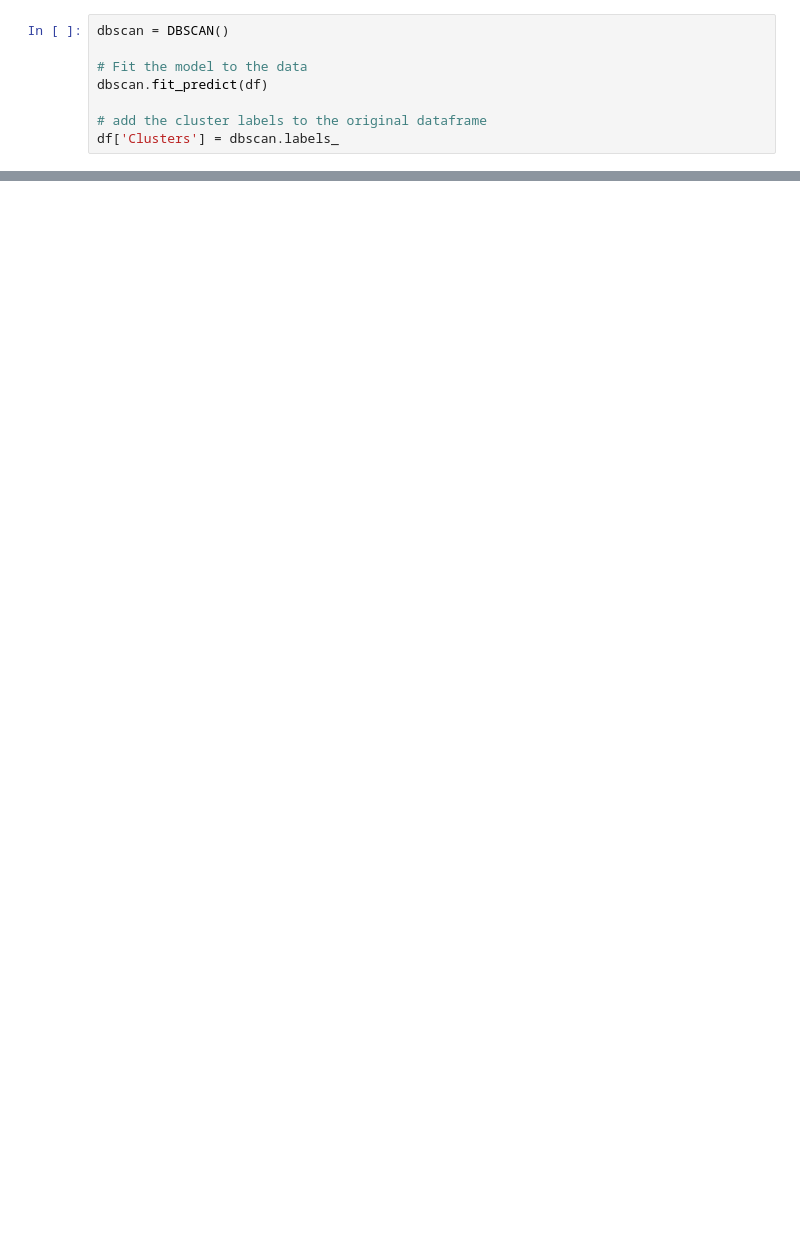
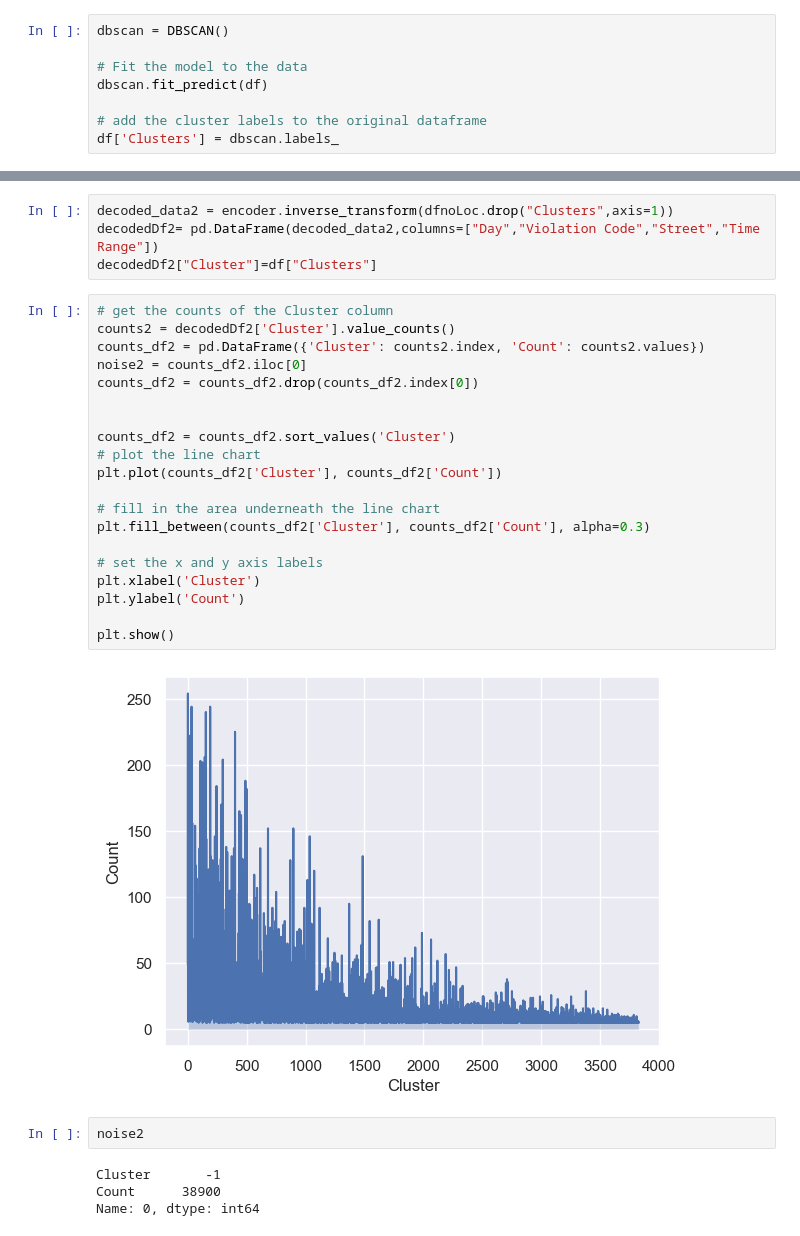
Before and after one commit to lovelyturtles/4710Project, a Jupyter notebook: Code/dbscan.ipynb, the cells around one changed output, grey strips where cells are left out. Saved outputs shown, nothing was run; the diff lists cells and outputs as text; blank space fills up the shorter version.

```diff
--- a/Code/dbscan.ipynb
+++ b/Code/dbscan.ipynb
@@ -154,0 +218,32 @@ noise
+# %%
+decoded_data2 = encoder.inverse_transform(dfnoLoc.drop("Clusters",axis=1))
+decodedDf2= pd.DataFrame(decoded_data2,columns=["Day","Violation Code","Street","Time Range"])
+decodedDf2["Cluster"]=df["Clusters"]
+# %%
+# get the counts of the Cluster column
+counts2 = decodedDf2['Cluster'].value_counts()
+counts_df2 = pd.DataFrame({'Cluster': counts2.index, 'Count': counts2.values})
+noise2 = counts_df2.iloc[0]
+counts_df2 = counts_df2.drop(counts_df2.index[0])
+
+
+counts_df2 = counts_df2.sort_values('Cluster')
+# plot the line chart
+plt.plot(counts_df2['Cluster'], counts_df2['Count'])
+
+# fill in the area underneath the line chart
+plt.fill_between(counts_df2['Cluster'], counts_df2['Count'], alpha=0.3)
+
+# set the x and y axis labels
+plt.xlabel('Cluster')
+plt.ylabel('Count')
+
+plt.show()
+# %% [output]
+[figure, added]
+# %%
+noise2
+# %% [output]
+Cluster       -1
+Count      38900
+Name: 0, dtype: int64
```
Also changed, not shown: parts of 12 cells of this notebook, 2 other files.
